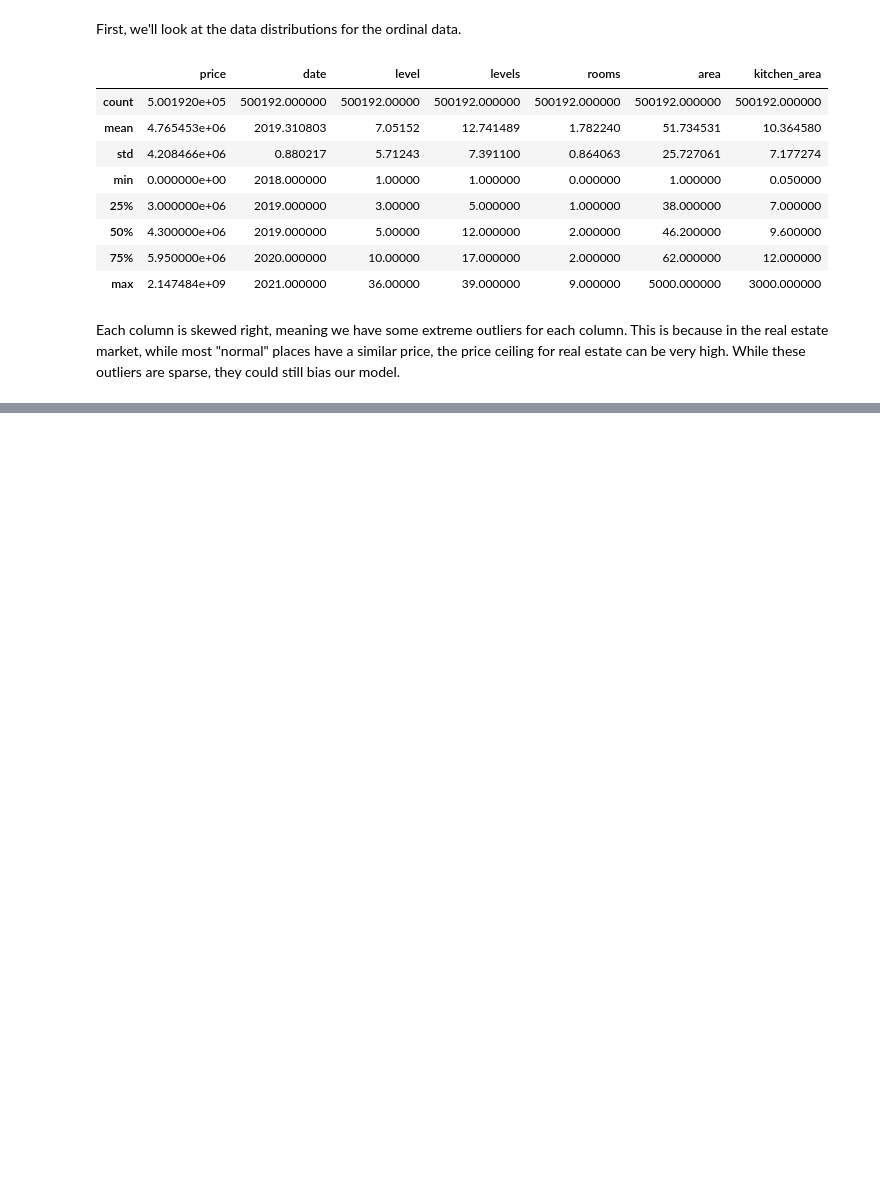
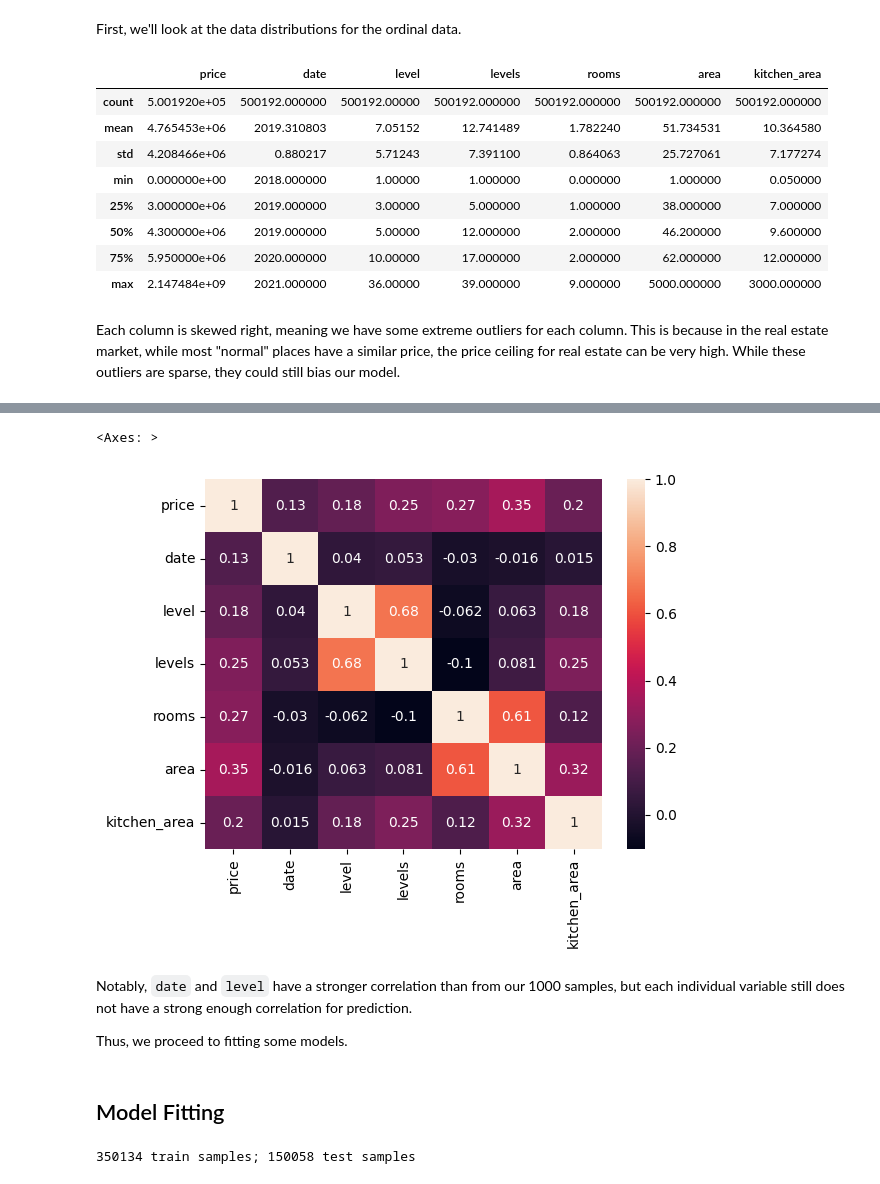
Before and after one commit to COGS118A/Group005-SP23, a Jupyter notebook: prelim.ipynb, the cells around one changed output, grey strips where cells are left out. Saved outputs shown, nothing was run; the diff lists cells and outputs as text; code cells hidden in the pictures; blank space fills up the shorter version.

```diff
--- a/prelim.ipynb
+++ b/prelim.ipynb
@@ -119,0 +119,22 @@ Each variable seems to have a weak
+# %%
+sns.heatmap(moscow_df.drop(['building_type', 'object_type'], axis=1).corr(), annot=True)
+# %% [output]
+<Axes: >
+[figure, added]
+# %% [markdown]
+Notably, `date` and `level` have a stronger correlation than from our 1000 samples, but each individual variable still does not have a strong enough correlation for prediction.
+
+Thus, we proceed to fitting some models.
+# %% [markdown]
+## Model Fitting
+# %%
+from sklearn.model_selection import train_test_split
+
+X = moscow_df[['date', 'building_type', 'level', 'levels', 'rooms', 'area', 'kitchen_area', 'object_type']]
+y = moscow_df['price']
+
+X_train, X_test, y_train, y_test = train_test_split(X, y, test_size=0.3, random_state=42)
+
+print(f'{len(y_train)} train samples; {len(y_test)} test samples')
+# %% [output]
+350134 train samples; 150058 test samples
```
Also changed, not shown: parts of 16 cells of this notebook.
